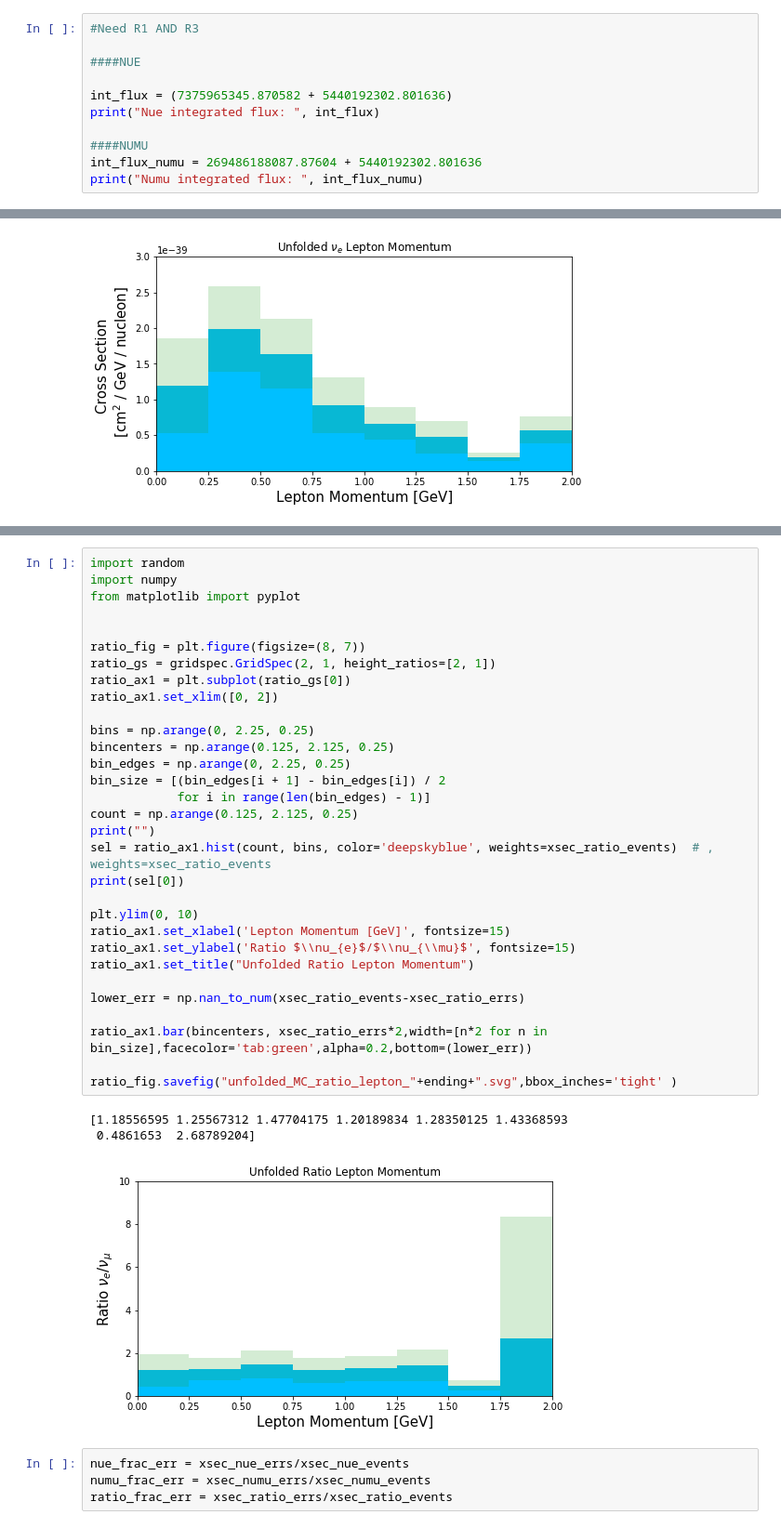
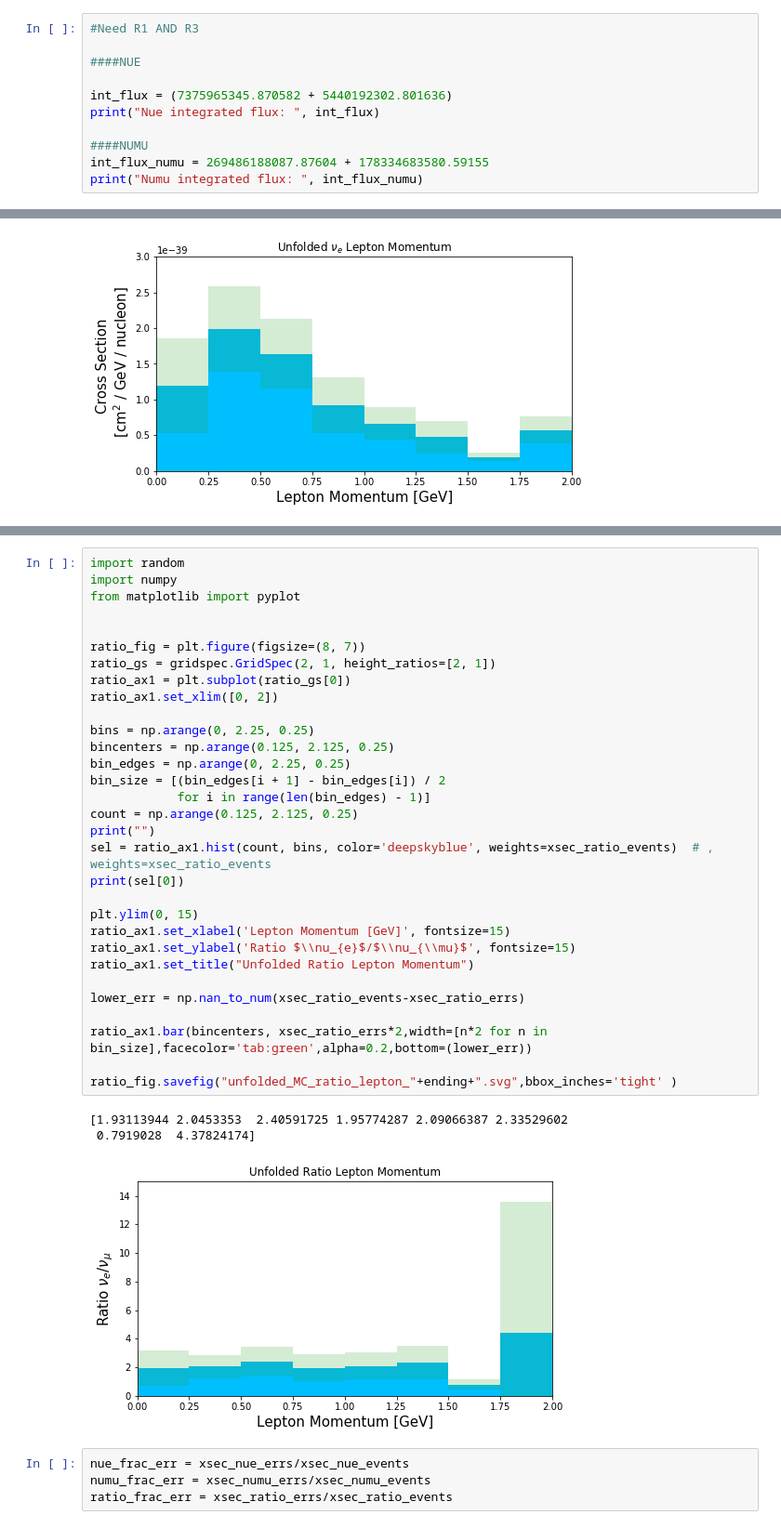
Before and after one commit to afm1g15/PELEE, a Jupyter notebook: Unsmeared_Plots_Alex_LeptonMom.ipynb, the cells around one changed output, grey strips where cells are left out. Shown: that part at 93% size. Saved outputs shown, nothing was run; the diff lists cells and outputs as text.

```diff
--- a/Unsmeared_Plots_Alex_LeptonMom.ipynb
+++ b/Unsmeared_Plots_Alex_LeptonMom.ipynb
@@ -290,7 +290,7 @@ int_flux = (7375965345.870582 + 5440192302.801636)
 print("Nue integrated flux: ", int_flux)
 
 ####NUMU
-int_flux_numu = 269486188087.87604 + 5440192302.801636
+int_flux_numu = 269486188087.87604 + 178334683580.59155
 print("Numu integrated flux: ", int_flux_numu)
 # %% [output]
 Nue integrated flux:  12816157648.672218
@@ -509,37 +509,37 @@ pyplot.show()
 import random
 import numpy
 from matplotlib import pyplot
 
 
 ratio_fig = plt.figure(figsize=(8, 7))
 ratio_gs = gridspec.GridSpec(2, 1, height_ratios=[2, 1])
 ratio_ax1 = plt.subplot(ratio_gs[0])
 ratio_ax1.set_xlim([0, 2])
 
 bins = np.arange(0, 2.25, 0.25)
 bincenters = np.arange(0.125, 2.125, 0.25)
 bin_edges = np.arange(0, 2.25, 0.25)
 bin_size = [(bin_edges[i + 1] - bin_edges[i]) / 2
             for i in range(len(bin_edges) - 1)]
 count = np.arange(0.125, 2.125, 0.25)
 print("")
 sel = ratio_ax1.hist(count, bins, color='deepskyblue', weights=xsec_ratio_events)  # , weights=xsec_ratio_events
 print(sel[0])
 
-plt.ylim(0, 10)
+plt.ylim(0, 15)
 ratio_ax1.set_xlabel('Lepton Momentum [GeV]', fontsize=15)
 ratio_ax1.set_ylabel('Ratio $\\nu_{e}$/$\\nu_{\\mu}$', fontsize=15)
 ratio_ax1.set_title("Unfolded Ratio Lepton Momentum")
 
 lower_err = np.nan_to_num(xsec_ratio_events-xsec_ratio_errs)
 
 ratio_ax1.bar(bincenters, xsec_ratio_errs*2,width=[n*2 for n in bin_size],facecolor='tab:green',alpha=0.2,bottom=(lower_err))
 
 ratio_fig.savefig("unfolded_MC_ratio_lepton_"+ending+".svg",bbox_inches='tight' )
 # %% [output]
-[1.18556595 1.25567312 1.47704175 1.20189834 1.28350125 1.43368593
- 0.4861653  2.68789204]
+[1.93113944 2.0453353  2.40591725 1.95774287 2.09066387 2.33529602
+ 0.7919028  4.37824174]
-[figure, old version]
+[figure, new version]
 # %%
 nue_frac_err = xsec_nue_errs/xsec_nue_events
 numu_frac_err = xsec_numu_errs/xsec_numu_events
```
Also changed, not shown: parts of 8 cells of this notebook, 2 other files.
